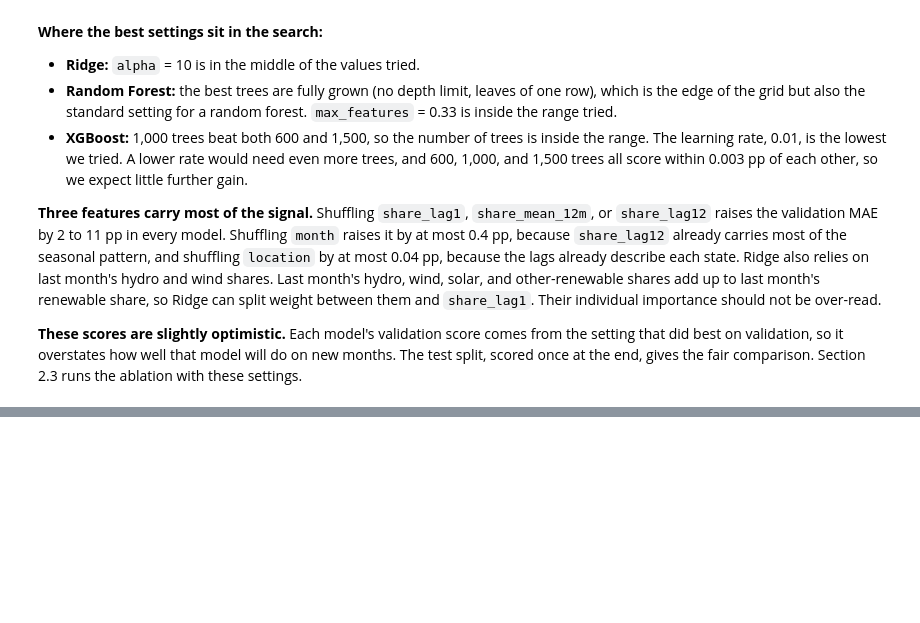
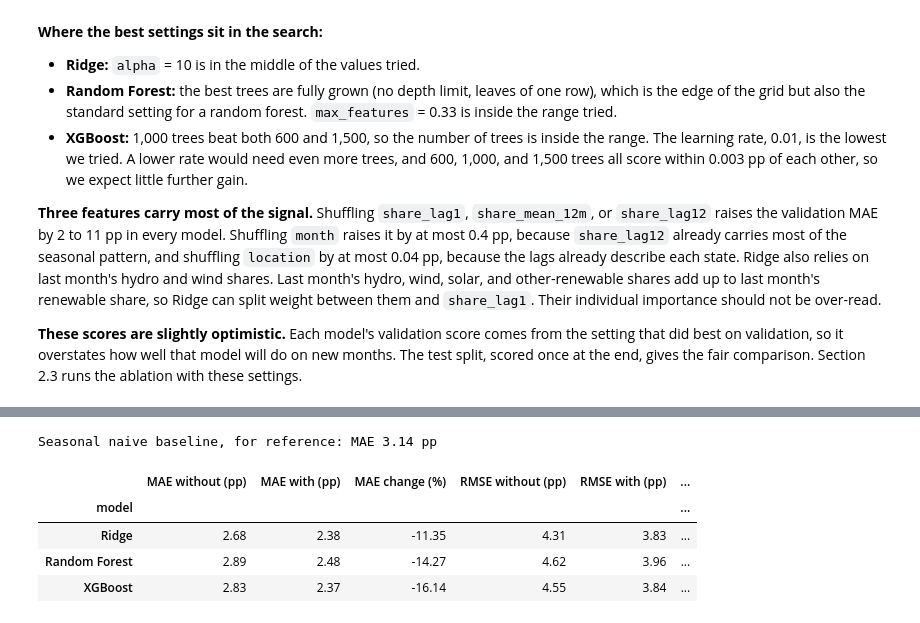
Before and after one commit to legacysti/ics635-final-project, a Jupyter notebook: ICS635_Final_Project.ipynb, the cells around one changed output, grey strips where cells are left out. Saved outputs shown, nothing was run; the diff lists cells and outputs as text; code cells hidden in the pictures; blank space fills up the shorter version.

```diff
--- a/ICS635_Final_Project.ipynb
+++ b/ICS635_Final_Project.ipynb
@@ -776,0 +792,43 @@ once at the end, gives the fair comparison. Section 2.3 runs the ablation with t
+# %%
+# --- Ablation: refit each model on each feature set, with its best setting from 2.2 ---
+assert FEATURES == STATE_FEATURES + HISTORY_FEATURES + SEASONAL_FEATURES
+FEATURE_SETS = {
+    "state + history": STATE_FEATURES + HISTORY_FEATURES,
+    "+ month": STATE_FEATURES + HISTORY_FEATURES + ["month"],
+    "+ share_lag12": STATE_FEATURES + HISTORY_FEATURES + ["share_lag12"],
+    "state + history + seasonal": FEATURES,
+}
+
+ablation_predictions = {}
+for name, (build, scale, _) in MODELS.items():
+    for set_name, features in FEATURE_SETS.items():
+        pipeline = make_model_pipeline(build(BEST_PARAMS[name]), features, scale).fit(train[features], train[TARGET])
+        ablation_predictions[name, set_name] = predict_share(pipeline, val[features])
+    # The full feature set must reproduce the tuned model from 2.2
+    assert np.allclose(ablation_predictions[name, "state + history + seasonal"], val_predictions[name])
+
+def state_mae(prediction):
+    return pd.Series(np.abs(val[TARGET].to_numpy() - prediction), index=val.index).groupby(val["location"]).mean()
+
+# --- Main result: without vs with the seasonal group ---
+ablation = []
+for name in MODELS:
+    without = ablation_predictions[name, "state + history"]
+    with_seasonal = ablation_predictions[name, "state + history + seasonal"]
+    s_without, s_with = scores(val[TARGET], without), scores(val[TARGET], with_seasonal)
+    ablation.append({
+        "model": name,
+        "MAE without (pp)": s_without["MAE (pp)"], "MAE with (pp)": s_with["MAE (pp)"],
+        "MAE change (%)": 100 * (s_with["MAE (pp)"] / s_without["MAE (pp)"] - 1),
+        "RMSE without (pp)": s_without["RMSE (pp)"], "RMSE with (pp)": s_with["RMSE (pp)"],
+        "states where seasonal helps": f"{(state_mae(with_seasonal) < state_mae(without)).sum()} / 50",
+    })
+print(f"Seasonal naive baseline, for reference: MAE {scores(val[TARGET], val[BASELINE])['MAE (pp)']:.2f} pp")
+pd.DataFrame(ablation).set_index("model").round(2)
+# %% [output]
+Seasonal naive baseline, for reference: MAE 3.14 pp
+|  | MAE without (pp) | MAE with (pp) | MAE change (%) | RMSE without (pp) | RMSE with (pp) | ... |
+| model |  |  |  |  |  | ... |
+| Ridge | 2.68 | 2.38 | -11.35 | 4.31 | 3.83 | ... |
+| Random Forest | 2.89 | 2.48 | -14.27 | 4.62 | 3.96 | ... |
+| XGBoost | 2.83 | 2.37 | -16.14 | 4.55 | 3.84 | ... |
```
Also changed, not shown: parts of 4 cells of this notebook.
